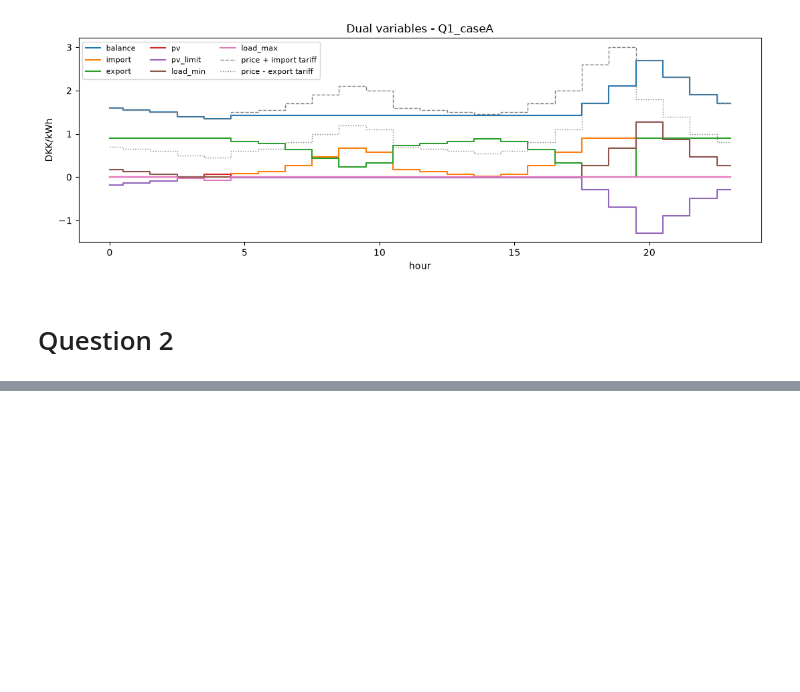
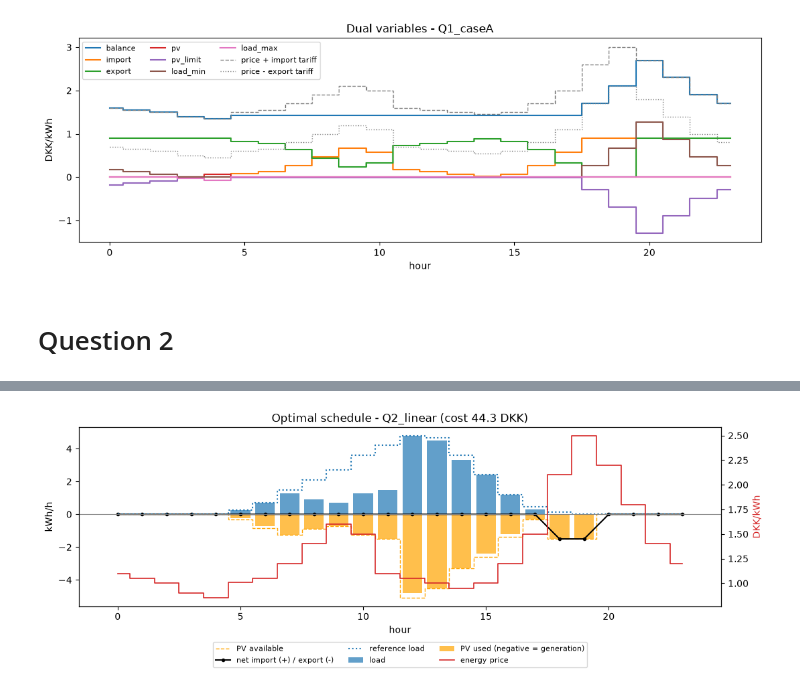
Before and after one commit to Mammutdej/46750----Assignment-1, a Jupyter notebook: Runner.ipynb, the cells around one changed output, grey strips where cells are left out. Drawn from its saved outputs; the diff is of its cells as text; code cells hidden in the pictures; blank space fills up the shorter version.

```diff
--- a/Runner.ipynb
+++ b/Runner.ipynb
@@ -309,0 +486,94 @@ daily totals (kWh): import=12.0, export=3.0, load=35.9, pv=26.9
+# %%
+# Base case.
+linear_base, linear_base_row = solve_q2(
+    linear_data, "linear"
+)
+
+print("Q2(b): LINEAR BASE CASE")
+
+display(pd.DataFrame([linear_base_row]).round(4))
+
+display(
+    linear_base.hourly[
+        ["reference_load", "load", "pv", "import", "export"]
+    ].round(4)
+)
+
+display(plot_schedule(linear_base, linear_data))
+plt.close("all")
+
+# Effective prices.
+p_imp = linear_data.energy_price + linear_data.import_tariff
+p_exp = linear_data.energy_price - linear_data.export_tariff
+
+ref = linear_data.reference_load
+pv = linear_data.pv_available
+
+# Candidate switching thresholds relevant to reference consumption.
+thresholds = np.unique(np.r_[
+    linear_data.pv_marginal_cost,
+    p_imp[(ref > pv) & (ref > 0)],
+    p_exp[
+        (pv > 0)
+        & (ref > 0)
+        & (p_exp > linear_data.pv_marginal_cost)
+    ],
+])
+
+# Sample below, at, and above the candidate thresholds.
+cL_values = np.unique(np.round(np.r_[
+    0.1,
+    0.5,
+    1.0,
+    linear_data.linear_disutility,
+    3.5,
+    thresholds - 0.005,
+    thresholds,
+    thresholds + 0.005,
+], 6))
+
+print("Q2(b)(iv): LINEAR COEFFICIENT SWEEP")
+
+linear_table, linear_runs = sweep_q2(
+    linear_data, "linear", cL_values
+)
+
+# Identify sampled intervals where the hourly schedule changes.
+changes = []
+
+for previous, current in zip(
+    cL_values[:-1], cL_values[1:]
+):
+    if not np.allclose(
+        linear_runs[previous].hourly["load"],
+        linear_runs[current].hourly["load"],
+        atol=TOL,
+        rtol=0,
+    ):
+        changes.append({
+            "From cL": previous,
+            "To cL": current,
+        })
+
+print("Intervals containing changes in the optimal schedule:")
+display(pd.DataFrame(changes).round(4))
+
+print(
+    "Candidate marginal-cost thresholds:",
+    thresholds.round(4),
+)
+print(
+    "PV marginal cost:",
+    linear_data.pv_marginal_cost,
+    "DKK/kWh",
+)
+
+display(
+    pd.DataFrame({
+        "Import price": p_imp,
+        "Export price": p_exp,
+        "PV available": pv,
+        "Reference": ref,
+    }).round(4)
+)
+# %% [output]
@@ -309,0 +601 @@ daily totals (kWh): import=12.0, export=3.0, load=35.9, pv=26.9
+[figure, added]
```
Also changed, not shown: parts of 30 cells of this notebook, 1 other file.
